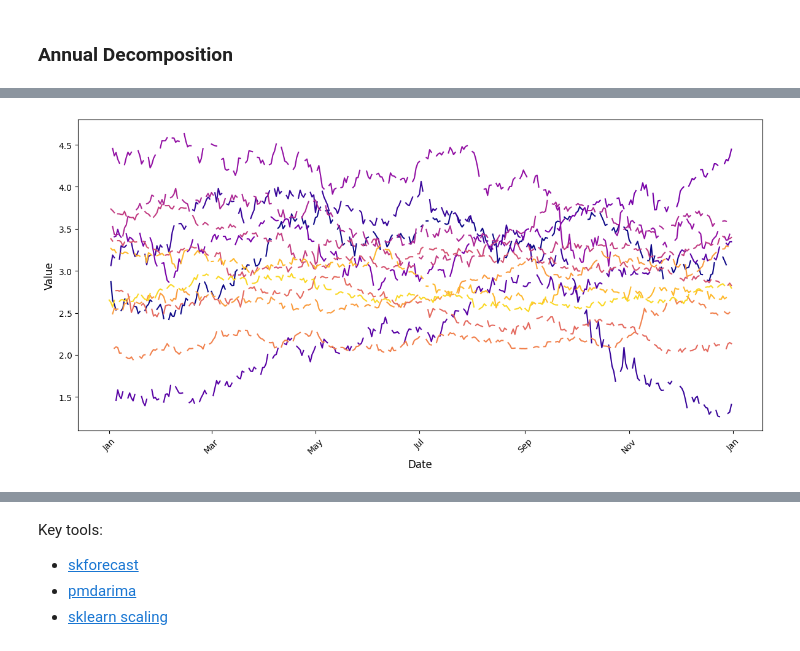
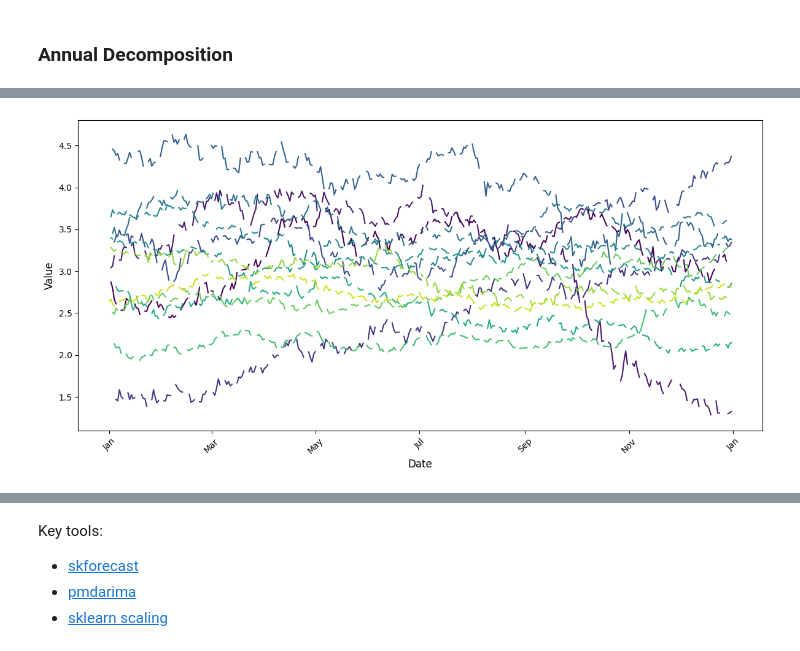
Before and after one commit to neal-logan/ea-nasir, a Jupyter notebook: 02_forecasting.ipynb, the cells around one changed output, grey strips where cells are left out. Cells and saved outputs as stored; diff of their text form; code cells hidden in the pictures.

Commit message:
Make progress in forecasting including some model evaluation and the addition of shared forecasting methods

```diff
--- a/02_forecasting.ipynb
+++ b/02_forecasting.ipynb
@@ -18,4 +19,4 @@ importlib.reload(prep)
 # %%
 con = ibis.connect("duckdb://")
 # %%
-dev_data = ibis.read_csv('data_forecasting/dev_data.csv')
+data = ibis.read_csv('data_forecasting/data.csv')
@@ -45,2 +25,8 @@ fig, axes = vis.plot_time_series_diffs(
+# %%
+# Split the data into model development (training + validation) (2007-01-01 to 2019-12-31)
+dev_data = data.filter(data.DATE.year() >= 2007).filter(data.DATE.year() <= 2019)
+
+# and holdout test set (2020-01-01 to the end of the dataset in late 2024)
+test_data = data.filter(data.DATE.year() >= 2020)
 # %% [markdown]
 ### Annual Decomposition
@@ -47,14 +37,11 @@ fig, axes = vis.plot_time_series_diffs(
 # %%
 importlib.reload(prep)
-
 annual_decomp_features = [
-    'COPPER_PRICE_NOMINAL'
+    'COPPER_OPEN_NOMINAL'
 ]
-
 annual_decomp = prep.annual_decomposition(
     dev_data,
     decomp_features=annual_decomp_features
 )
-
-annual_decomp.to_pandas().head()
+annual_decomp.to_pandas().sort_values('DATE').head()
 # %% [output]
@@ -67,5 +54,7 @@ annual_decomp.to_pandas().head()
 # %%
 importlib.reload(vis)
-vis.plot_decomp(annual_decomp)
+vis.plot_decomp(
+    annual_decomp,
+    colormap='viridis')
 # %% [output]
-[figure, old version]
+[figure, new version]
```
Also changed, not shown: parts of 57 cells of this notebook, 3 other files.
